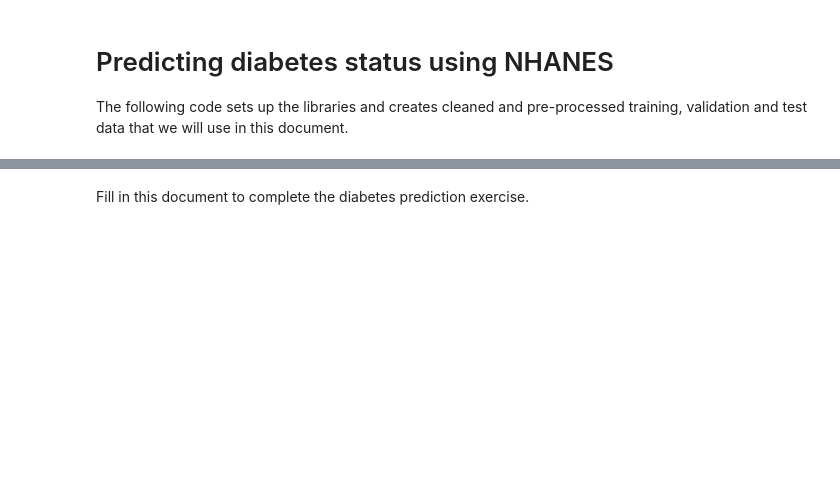
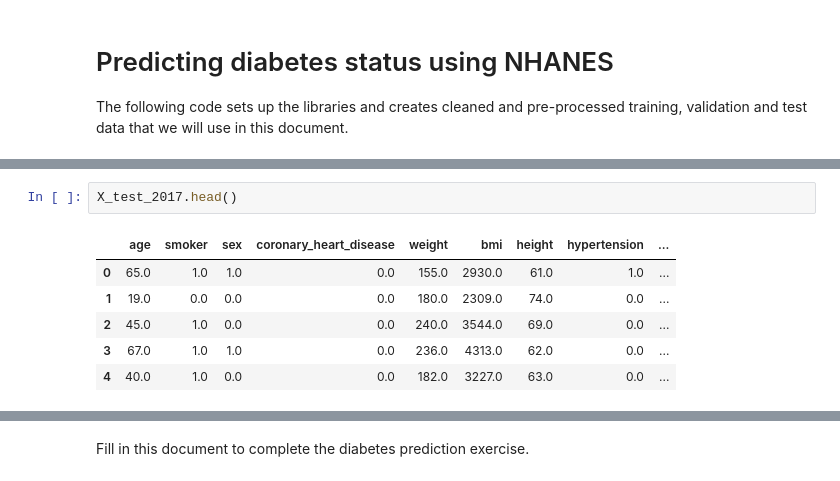
Before and after one commit to mihika-jain/diabetesAnalysis, a Jupyter notebook: dslc_documentation/03_prediction.ipynb, the cells around one changed output, grey strips where cells are left out. Cells and saved outputs as stored; diff of their text form; blank space fills up the shorter version.

```diff
--- a/dslc_documentation/03_prediction.ipynb
+++ b/dslc_documentation/03_prediction.ipynb
@@ -20,0 +149,9 @@ pd.set_option('display.max_columns', None)
+# %%
+X_test_2017.head()
+# %% [output]
+|  | age | smoker | sex | coronary_heart_disease | weight | bmi | height | hypertension | ... |
+| 0 | 65.0 | 1.0 | 1.0 | 0.0 | 155.0 | 2930.0 | 61.0 | 1.0 | ... |
+| 1 | 19.0 | 0.0 | 0.0 | 0.0 | 180.0 | 2309.0 | 74.0 | 0.0 | ... |
+| 2 | 45.0 | 1.0 | 0.0 | 0.0 | 240.0 | 3544.0 | 69.0 | 0.0 | ... |
+| 3 | 67.0 | 1.0 | 1.0 | 0.0 | 236.0 | 4313.0 | 62.0 | 0.0 | ... |
+| 4 | 40.0 | 1.0 | 0.0 | 0.0 | 182.0 | 3227.0 | 63.0 | 0.0 | ... |
```
Also changed, not shown: parts of 17 cells of this notebook, 10 other files.
